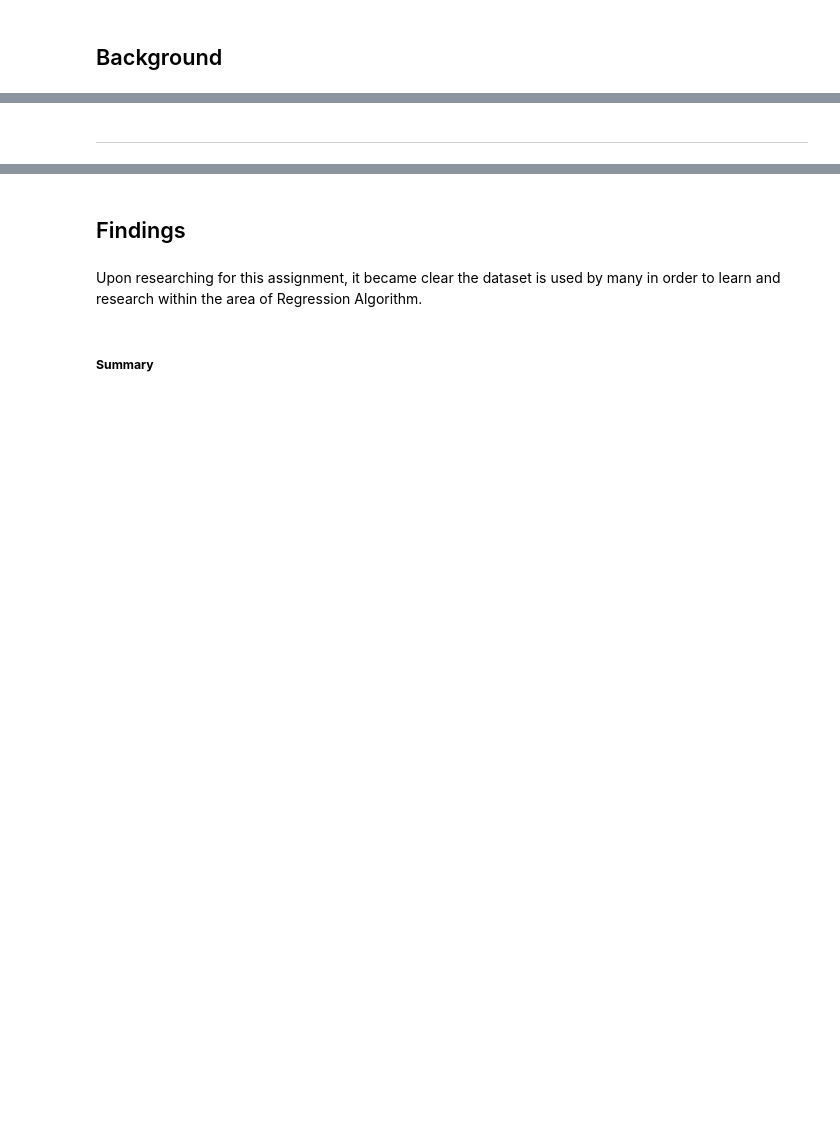
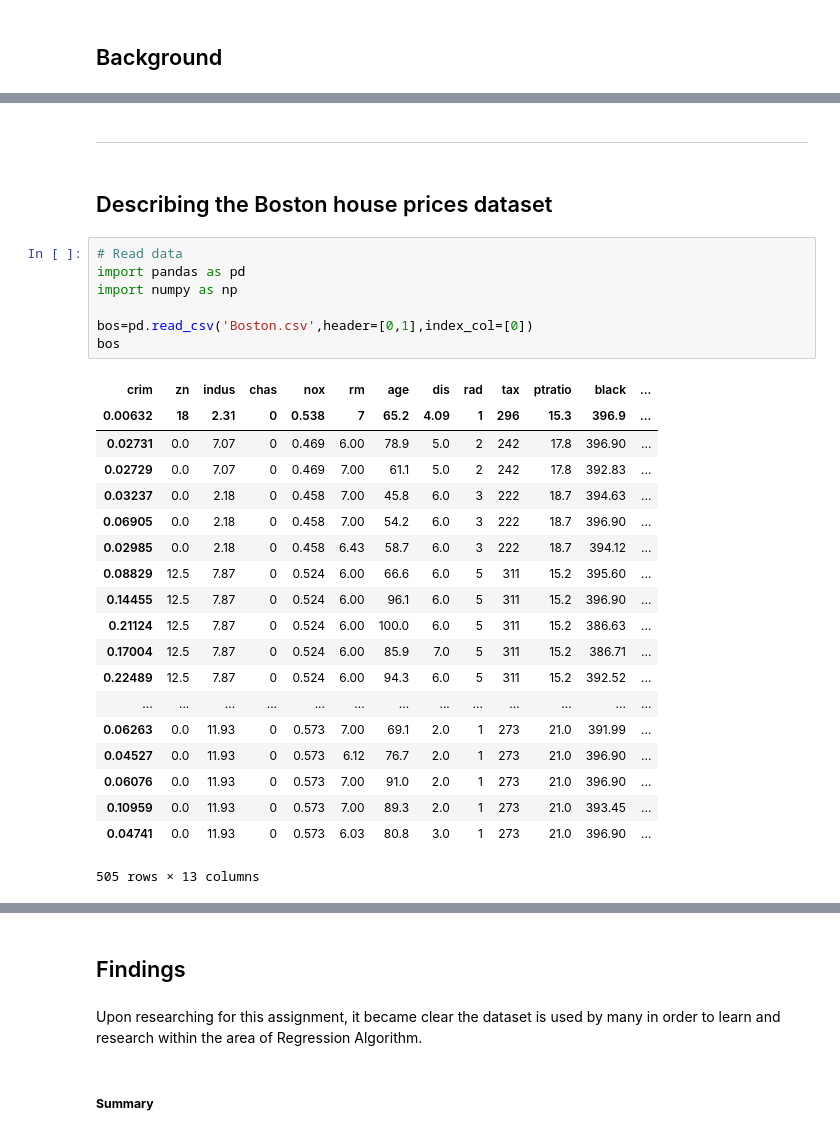
Before and after one commit to vwalsh86/machine_learning, a Jupyter notebook: Boston-House-Prices.ipynb, the cells around one changed output, grey strips where cells are left out. Cells and saved outputs as stored; diff of their text form; blank space fills up the shorter version.

```diff
--- a/Boston-House-Prices.ipynb
+++ b/Boston-House-Prices.ipynb
@@ -71,2 +84,31 @@ https://www.cs.toronto.edu/~delve/data/boston/bostonDetail.html
 # %% [markdown]
--------------------------------------------------
+***
+# %% [markdown]
+## Describing the Boston house prices dataset
+# %%
+# Read data
+import pandas as pd
+import numpy as np
+
+bos=pd.read_csv('Boston.csv',header=[0,1],index_col=[0])
+bos
+# %% [output]
+| crim | zn | indus | chas | nox | rm | age | dis | rad | tax | ptratio | black | ... |
+| 0.00632 | 18 | 2.31 | 0 | 0.538 | 7 | 65.2 | 4.09 | 1 | 296 | 15.3 | 396.9 | ... |
+| 0.02731 | 0.0 | 7.07 | 0 | 0.469 | 6.00 | 78.9 | 5.0 | 2 | 242 | 17.8 | 396.90 | ... |
+| 0.02729 | 0.0 | 7.07 | 0 | 0.469 | 7.00 | 61.1 | 5.0 | 2 | 242 | 17.8 | 392.83 | ... |
+| 0.03237 | 0.0 | 2.18 | 0 | 0.458 | 7.00 | 45.8 | 6.0 | 3 | 222 | 18.7 | 394.63 | ... |
+| 0.06905 | 0.0 | 2.18 | 0 | 0.458 | 7.00 | 54.2 | 6.0 | 3 | 222 | 18.7 | 396.90 | ... |
+| 0.02985 | 0.0 | 2.18 | 0 | 0.458 | 6.43 | 58.7 | 6.0 | 3 | 222 | 18.7 | 394.12 | ... |
+| 0.08829 | 12.5 | 7.87 | 0 | 0.524 | 6.00 | 66.6 | 6.0 | 5 | 311 | 15.2 | 395.60 | ... |
+| 0.14455 | 12.5 | 7.87 | 0 | 0.524 | 6.00 | 96.1 | 6.0 | 5 | 311 | 15.2 | 396.90 | ... |
+| 0.21124 | 12.5 | 7.87 | 0 | 0.524 | 6.00 | 100.0 | 6.0 | 5 | 311 | 15.2 | 386.63 | ... |
+| 0.17004 | 12.5 | 7.87 | 0 | 0.524 | 6.00 | 85.9 | 7.0 | 5 | 311 | 15.2 | 386.71 | ... |
+| 0.22489 | 12.5 | 7.87 | 0 | 0.524 | 6.00 | 94.3 | 6.0 | 5 | 311 | 15.2 | 392.52 | ... |
+| ... | ... | ... | ... | ... | ... | ... | ... | ... | ... | ... | ... | ... |
+| 0.06263 | 0.0 | 11.93 | 0 | 0.573 | 7.00 | 69.1 | 2.0 | 1 | 273 | 21.0 | 391.99 | ... |
+| 0.04527 | 0.0 | 11.93 | 0 | 0.573 | 6.12 | 76.7 | 2.0 | 1 | 273 | 21.0 | 396.90 | ... |
+| 0.06076 | 0.0 | 11.93 | 0 | 0.573 | 7.00 | 91.0 | 2.0 | 1 | 273 | 21.0 | 396.90 | ... |
+| 0.10959 | 0.0 | 11.93 | 0 | 0.573 | 7.00 | 89.3 | 2.0 | 1 | 273 | 21.0 | 393.45 | ... |
+| 0.04741 | 0.0 | 11.93 | 0 | 0.573 | 6.03 | 80.8 | 3.0 | 1 | 273 | 21.0 | 396.90 | ... |
+505 rows × 13 columns
```
Also changed, not shown: parts of 24 cells of this notebook, 3 other files.
